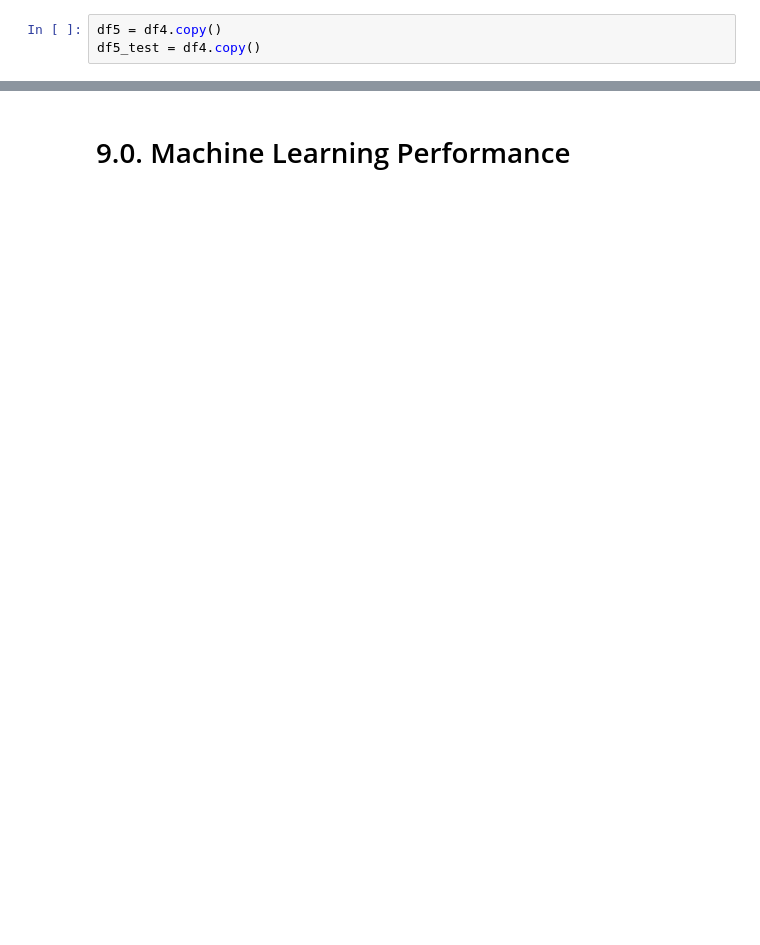
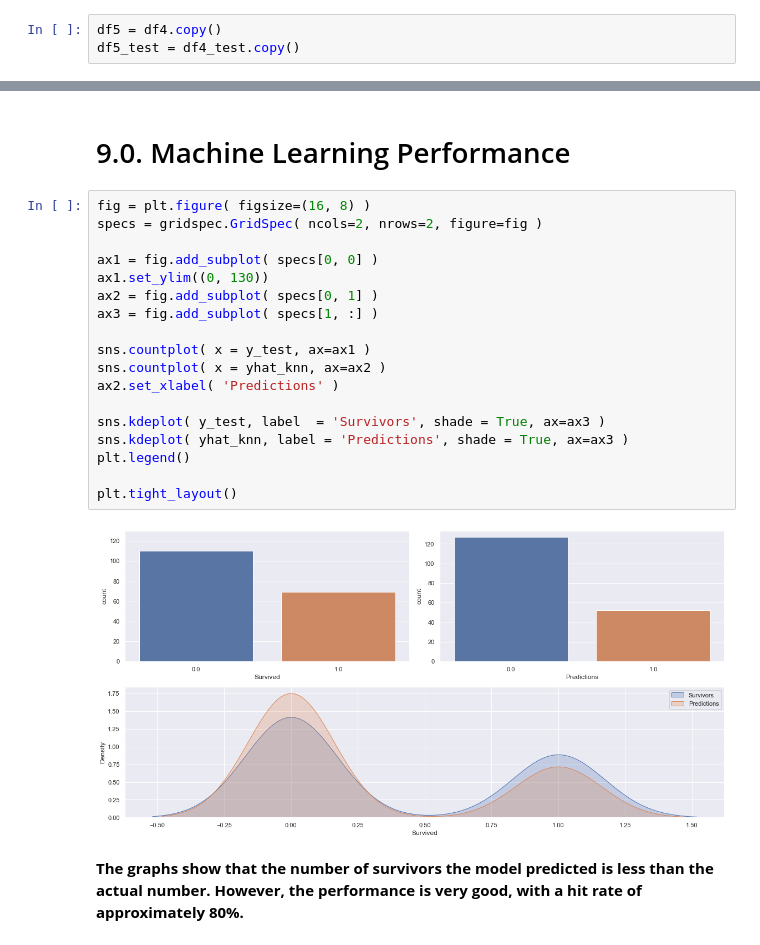
Before and after one commit to endhel/Prediction-of-the-Survivors-Titanic, a Jupyter notebook: Prediction-of-the-Survivors-Titanic.ipynb, the cells around one changed output, grey strips where cells are left out. Cells and saved outputs as stored; diff of their text form; blank space fills up the shorter version.

Commit message:
Machine Learning Performance

```diff
--- a/Prediction-of-the-Survivors-Titanic.ipynb
+++ b/Prediction-of-the-Survivors-Titanic.ipynb
@@ -724,7 +729,7 @@ According to the heat map, we found that there is a high correlation between the
 In this step, we'll prepare data (Normalization and Encoding) to be used in the predictive model without harming its performance.
 # %%
 df5 = df4.copy()
-df5_test = df4.copy()
+df5_test = df4_test.copy()
 # %% [markdown]
 ## 5.1. Rescaling
 # %%
@@ -1056,2 +1068,24 @@ knn2_result
 # %% [markdown]
 # 9.0. Machine Learning Performance
+# %%
+fig = plt.figure( figsize=(16, 8) )
+specs = gridspec.GridSpec( ncols=2, nrows=2, figure=fig )
+
+ax1 = fig.add_subplot( specs[0, 0] )
+ax1.set_ylim((0, 130))
+ax2 = fig.add_subplot( specs[0, 1] )
+ax3 = fig.add_subplot( specs[1, :] )
+
+sns.countplot( x = y_test, ax=ax1 )
+sns.countplot( x = yhat_knn, ax=ax2 )
+ax2.set_xlabel( 'Predictions' )
+
+sns.kdeplot( y_test, label  = 'Survivors', shade = True, ax=ax3 )
+sns.kdeplot( yhat_knn, label = 'Predictions', shade = True, ax=ax3 )
+plt.legend()
+
+plt.tight_layout()
+# %% [output]
+[figure, added]
+# %% [markdown]
+**The graphs show that the number of survivors the model predicted is less than the actual number. However, the performance is very good, with a hit rate of approximately 80%.**
```
Also changed, not shown: parts of 12 cells of this notebook.
